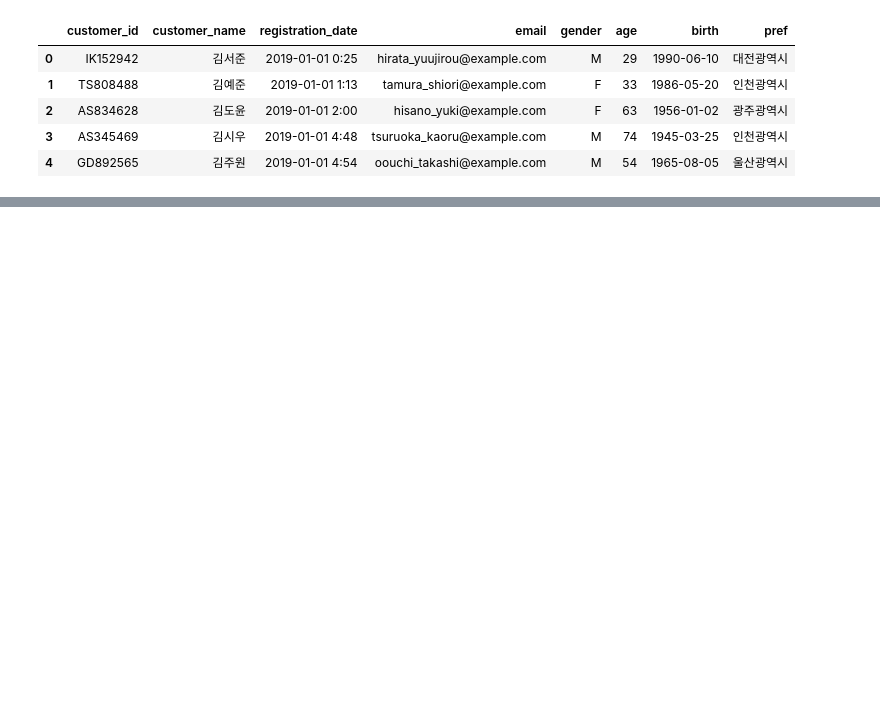
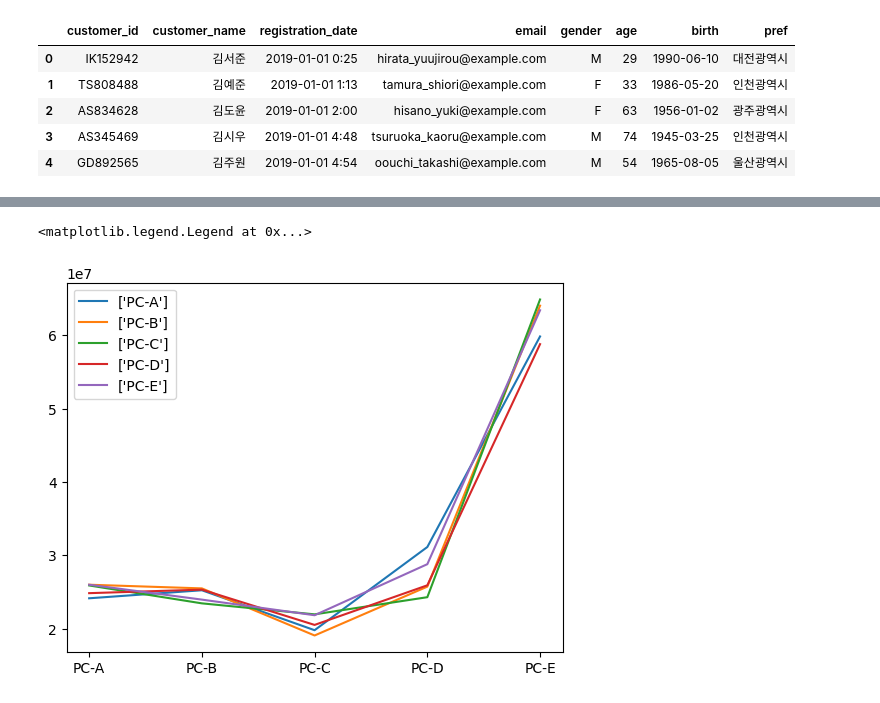
Before and after one commit to ohikendoit/snippet, a Jupyter notebook: PYDA100.ipynb, the cells around one changed output, grey strips where cells are left out. Cells and saved outputs as stored; diff of their text form; code cells hidden in the pictures; blank space fills up the shorter version.

```diff
--- a/PYDA100.ipynb
+++ b/PYDA100.ipynb
@@ -32,0 +274,3 @@ transaction_detail_2 = pd.read_csv('/content/pyda100/1장/transaction_detail_2.c
+# %%
+graph_data2 = pd.pivot_table(join_data, index='item_name', columns='payment_month', values='price', aggfunc='sum')
+graph_data2
@@ -32,0 +285,10 @@ transaction_detail_2 = pd.read_csv('/content/pyda100/1장/transaction_detail_2.c
+# %%
+plt.plot(list(graph_data2.index), graph_data2['201902'], label=['PC-A'])
+plt.plot(list(graph_data2.index), graph_data2['201903'], label=['PC-B'])
+plt.plot(list(graph_data2.index), graph_data2['201904'], label=['PC-C'])
+plt.plot(list(graph_data2.index), graph_data2['201905'], label=['PC-D'])
+plt.plot(list(graph_data2.index), graph_data2['201906'], label=['PC-E'])
+plt.legend()
+# %% [output]
+<matplotlib.legend.Legend at 0x...>
+[figure, added]
```
Also changed, not shown: parts of 110 cells of this notebook.
